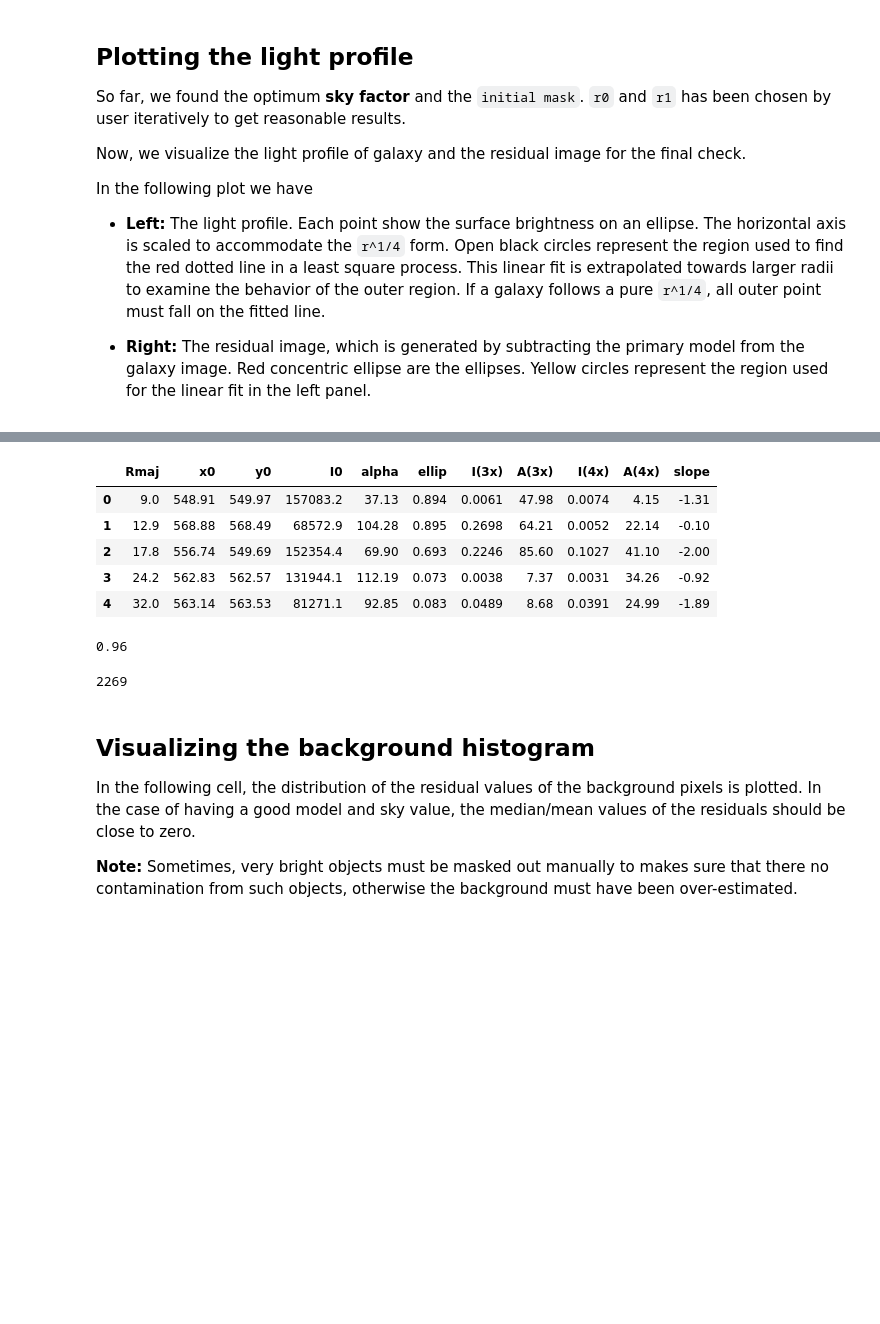
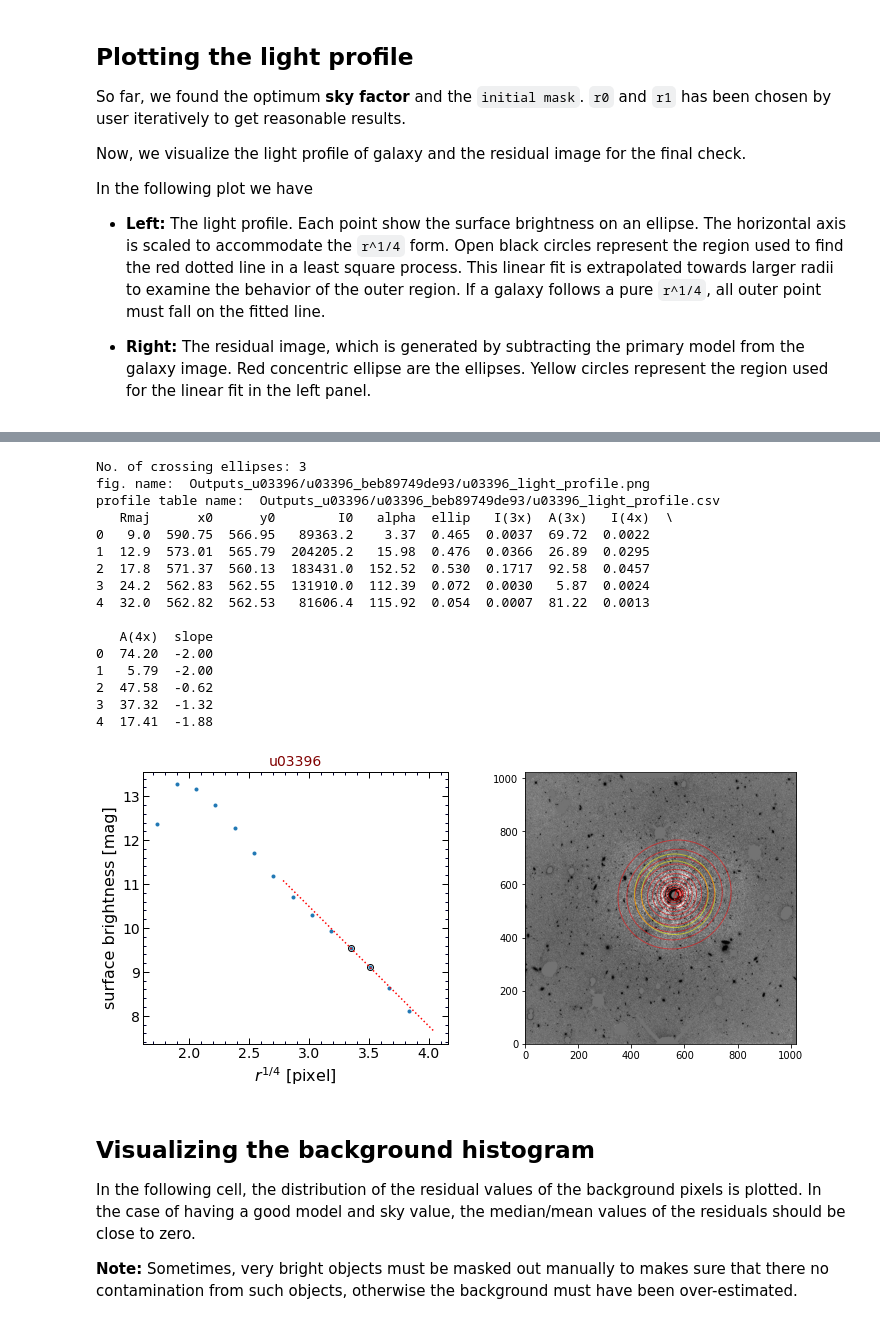
Before and after one commit to ekourkchi/old-SBF, a Jupyter notebook: notebooks/Run_elliprof_function.ipynb, the cells around one changed output, grey strips where cells are left out. Drawn from its saved outputs; the diff is of its cells as text; code cells hidden in the pictures; blank space fills up the shorter version.

```diff
--- a/notebooks/Run_elliprof_function.ipynb
+++ b/notebooks/Run_elliprof_function.ipynb
@@ -393,0 +178,16 @@ optimize_skt_factor(obj, sky_factor, r0, r1, nr, options=options, model=999)   #
+# %%
+## test
+
+option = obj.params["second_elliprof"]["option"]
+c_kron = obj.params["second_elliprof"]["c_kron"]
+k = obj.params["second_elliprof"]["k_ellipse"]
+
+r0         = obj.params["second_elliprof"]["r0"]
+r1         = obj.outerR(c_kron)
+nr         = int(np.round((r1-r0)/k))
+initial_sky_factor = obj.params["second_elliprof"]["sky_factor"]
+
+# model #: the elliprof model id
+optimized_sky_factor = obj.optimize_sky_factor(initial_sky_factor, r0, r1, nr, options=option, model=999)
+
+print("Optimized sky factor: ", "%.3f"%optimized_sky_factor)
@@ -535,3 +231,5 @@ sky_factor = 0.96
+# %%
+sky_factor = optimized_sky_factor
 # %% [markdown]
 ## Plotting the light profile
 
@@ -616,20 +245,25 @@ fig. name:  Outputs_u03396//u03396_light_profile.png
-# %%
-df.head()
-# %% [output]
-|  | Rmaj | x0 | y0 | I0 | alpha | ellip | I(3x) | A(3x) | I(4x) | A(4x) | slope |
-| 0 | 9.0 | 548.91 | 549.97 | 157083.2 | 37.13 | 0.894 | 0.0061 | 47.98 | 0.0074 | 4.15 | -1.31 |
-| 1 | 12.9 | 568.88 | 568.49 | 68572.9 | 104.28 | 0.895 | 0.2698 | 64.21 | 0.0052 | 22.14 | -0.10 |
-| 2 | 17.8 | 556.74 | 549.69 | 152354.4 | 69.90 | 0.693 | 0.2246 | 85.60 | 0.1027 | 41.10 | -2.00 |
-| 3 | 24.2 | 562.83 | 562.57 | 131944.1 | 112.19 | 0.073 | 0.0038 | 7.37 | 0.0031 | 34.26 | -0.92 |
-| 4 | 32.0 | 563.14 | 563.53 | 81271.1 | 92.85 | 0.083 | 0.0489 | 8.68 | 0.0391 | 24.99 | -1.89 |
-# %%
-sky_factor
-# %% [output]
-0.96
-# %%
-sky
-# %% [output]
-2269
+# %%
+sky = int(sky_factor*obj.sky_med)
+
+_ = obj.plot_profile(sky_factor, r0, r1, nr, options="", mask=1, model_mask=0)
+# %% [output]
+No. of crossing ellipses: 3
+fig. name:  Outputs_u03396/u03396_beb89749de93/u03396_light_profile.png
+profile table name:  Outputs_u03396/u03396_beb89749de93/u03396_light_profile.csv
+   Rmaj      x0      y0        I0   alpha  ellip   I(3x)  A(3x)   I(4x)  \
+0   9.0  590.75  566.95   89363.2    3.37  0.465  0.0037  69.72  0.0022
+1  12.9  573.01  565.79  204205.2   15.98  0.476  0.0366  26.89  0.0295
+2  17.8  571.37  560.13  183431.0  152.52  0.530  0.1717  92.58  0.0457
+3  24.2  562.83  562.55  131910.0  112.39  0.072  0.0030   5.87  0.0024
+4  32.0  562.82  562.53   81606.4  115.92  0.054  0.0007  81.22  0.0013
+
+   A(4x)  slope
+0  74.20  -2.00
+1   5.79  -2.00
+2  47.58  -0.62
+3  37.32  -1.32
+4  17.41  -1.88
+[figure, added]
 # %% [markdown]
 ## Visualizing the background histogram
 
```
Also changed, not shown: parts of 33 cells of this notebook, 3 other files.
